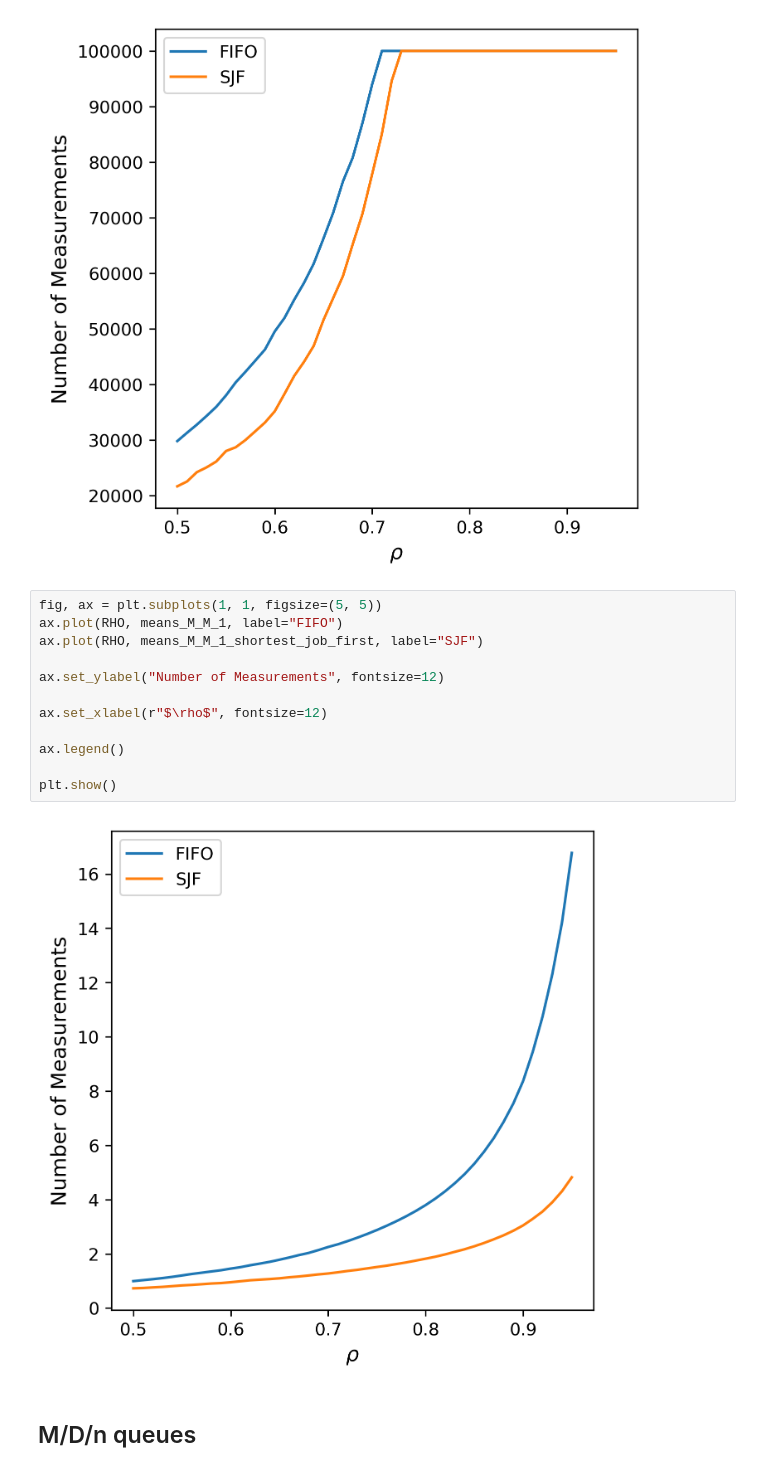
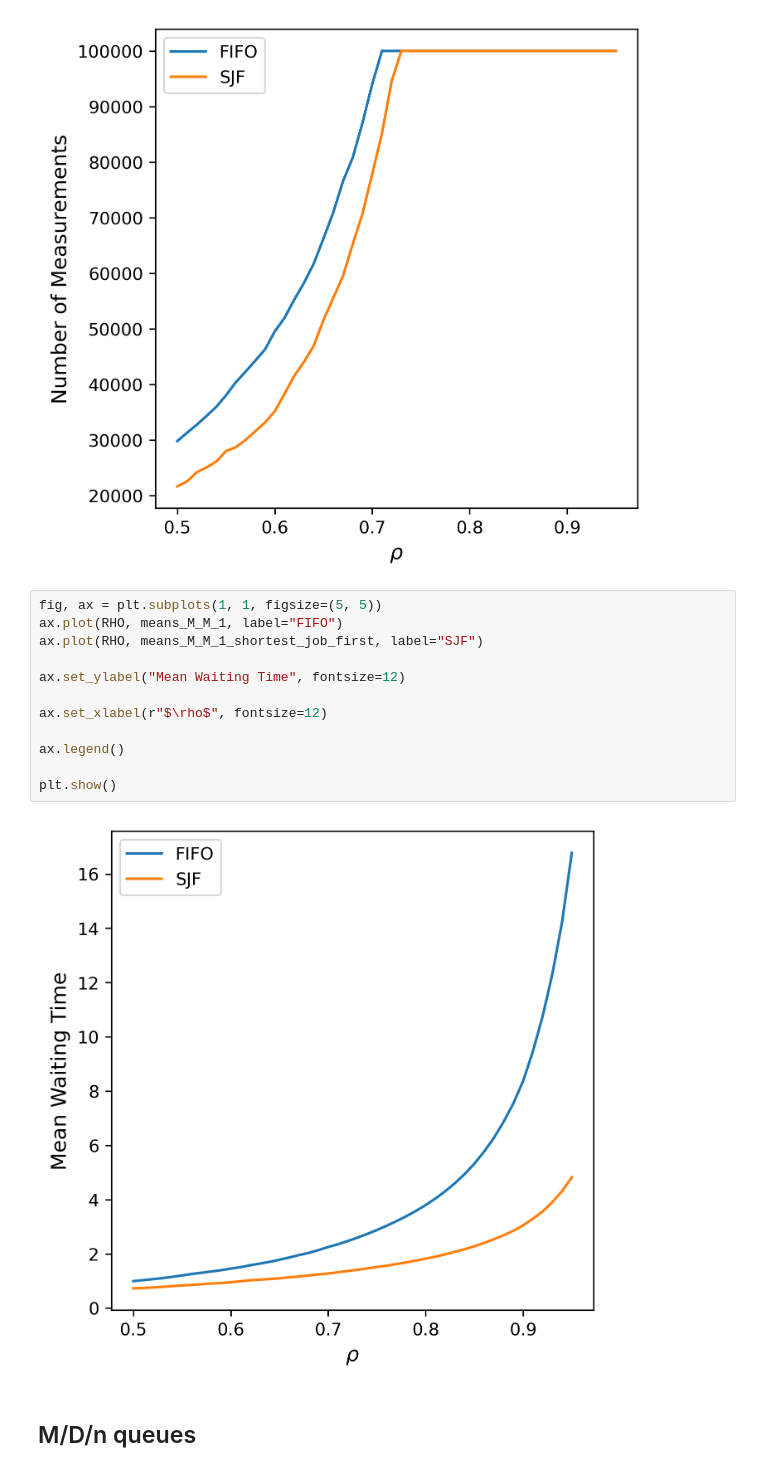
Before and after one commit to tuaosh/StochSim-Assignment-2, a Jupyter notebook: simulations.ipynb, the cells around one changed output. Drawn from its saved outputs; the diff is of its cells as text.

```diff
--- a/simulations.ipynb
+++ b/simulations.ipynb
@@ -349,17 +349,17 @@ plt.show()
 # %%
 fig, ax = plt.subplots(1, 1, figsize=(5, 5))
 ax.plot(RHO, means_M_M_1, label="FIFO")
 ax.plot(RHO, means_M_M_1_shortest_job_first, label="SJF")
 
-ax.set_ylabel("Number of Measurements", fontsize=12)
+ax.set_ylabel("Mean Waiting Time", fontsize=12)
 
 ax.set_xlabel(r"$\rho$", fontsize=12)
 
 ax.legend()
 
 plt.show()
 # %% [output]
-[figure, old version]
+[figure, new version]
 # %% [markdown]
 ## M/D/n queues
 # %%
```
Also changed, not shown: 1 other file.
